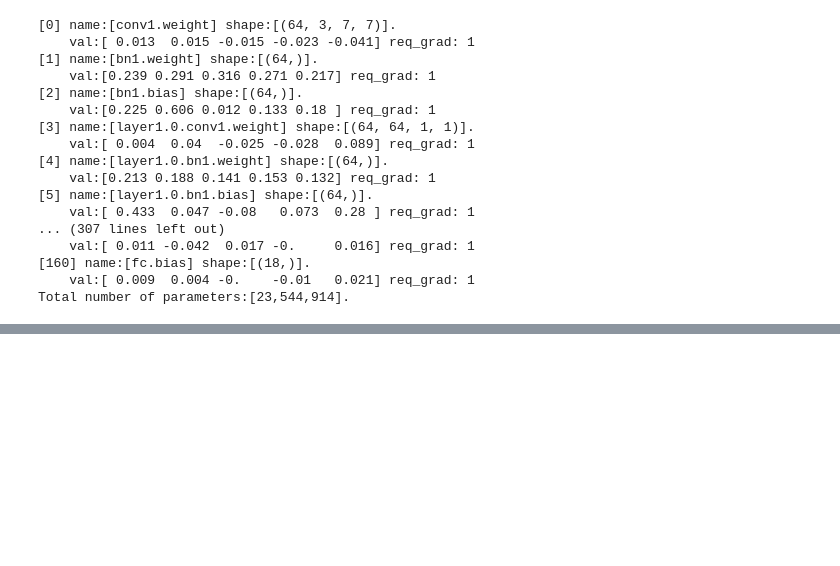
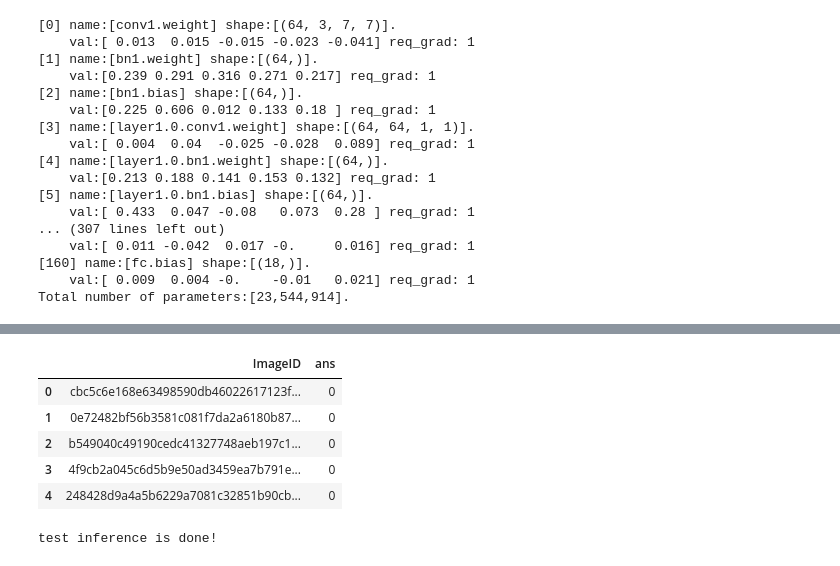
Before and after one commit to boostcampaitech4cv3/level1_imageclassification_cv-level-cv-12, a Jupyter notebook: Resnet50_Mc350_cp_es_f1_weighted.ipynb, the cells around one changed output, grey strips where cells are left out. Cells and saved outputs as stored; diff of their text form; code cells hidden in the pictures; blank space fills up the shorter version.

Commit message:
resnet50 weighted training result log

```diff
--- a/Resnet50_Mc350_cp_es_f1_weighted.ipynb
+++ b/Resnet50_Mc350_cp_es_f1_weighted.ipynb
@@ -411,11 +437,18 @@ print(f'Best f1 score:{best_f1_score}')
 # %%
 # meta 데이터와 이미지 경로를 불러옵니다.
 test_dir_path = '/opt/ml/input/data/eval/'
 test_image_path = '/opt/ml/input/data/eval/images/'
 
-model = torch.load('/opt/ml/checkpoint/efficientNet/checkpoint_best.pt')
+model = torch.load('/opt/ml/checkpoint/resnet50/checkpoint_best.pt')
 submission = pd.read_csv(test_dir_path+'info.csv')
 submission.head()
+# %% [output]
+|  | ImageID | ans |
+| 0 | cbc5c6e168e63498590db46022617123f... | 0 |
+| 1 | 0e72482bf56b3581c081f7da2a6180b87... | 0 |
+| 2 | b549040c49190cedc41327748aeb197c1... | 0 |
+| 3 | 4f9cb2a045c6d5b9e50ad3459ea7b791e... | 0 |
+| 4 | 248428d9a4a5b6229a7081c32851b90cb... | 0 |
 # %%
 image_paths = [os.path.join(test_image_path, img_id) for img_id in submission.ImageID]
 test_image = pd.Series(image_paths)
@@ -458,7 +491,7 @@ model.eval()
 
 # 모델이 테스트 데이터셋을 예측하고 결과를 저장합니다.
 all_predictions = []
-for images in loader:
+for images in tqdm(loader):
     with torch.no_grad():
         images = images.to(device)
         pred = model(images)
@@ -467,5 +500,7 @@ for images in loader:
 submission['ans'] = all_predictions
 
 # 제출할 파일을 저장합니다.
-submission.to_csv(os.path.join(test_dir_path, 'submission_resnet50_ep_weighted.csv'), index=False)
+submission.to_csv(os.path.join(test_dir_path, 'submission_resnet50_weighted.csv'), index=False)
 print('test inference is done!')
+# %% [output]
+test inference is done!
```
Also changed, not shown: parts of 6 cells of this notebook.
